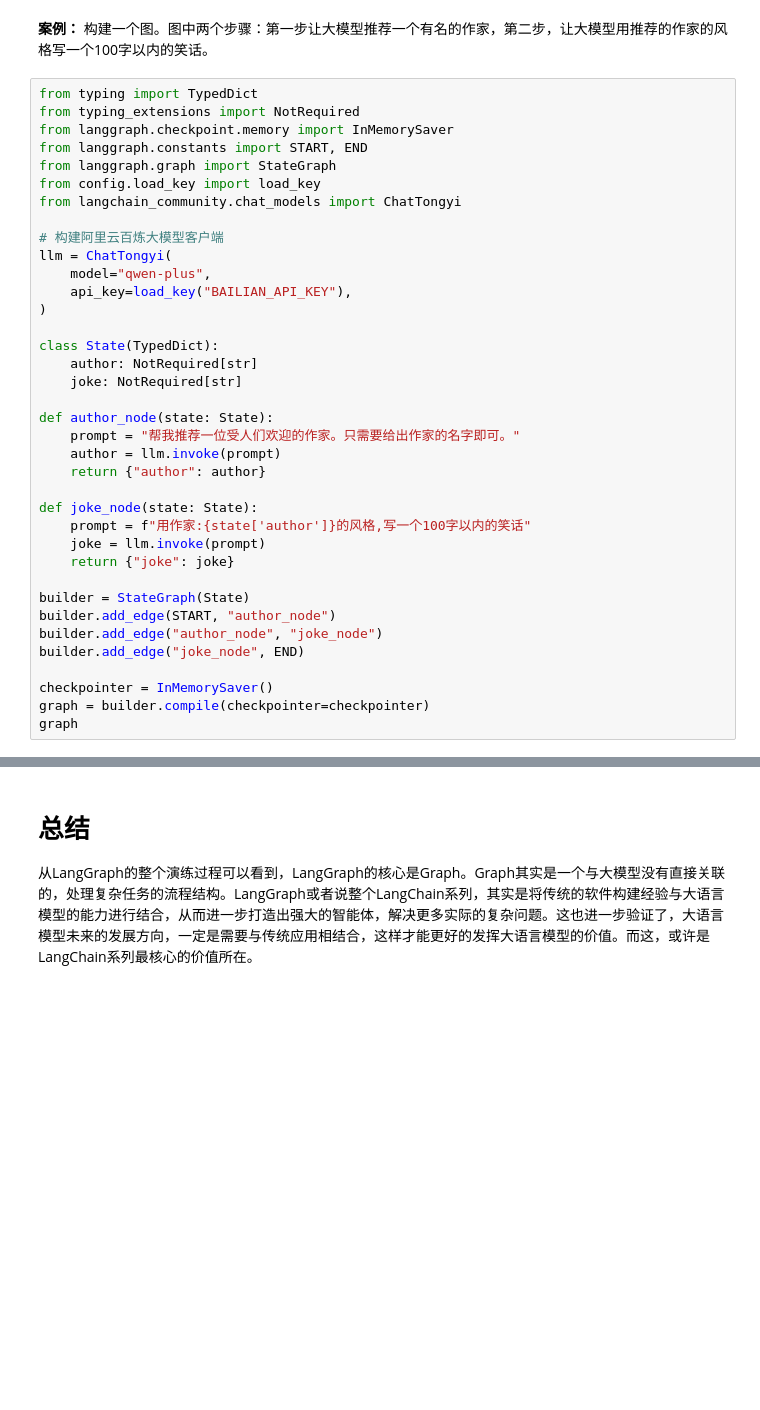
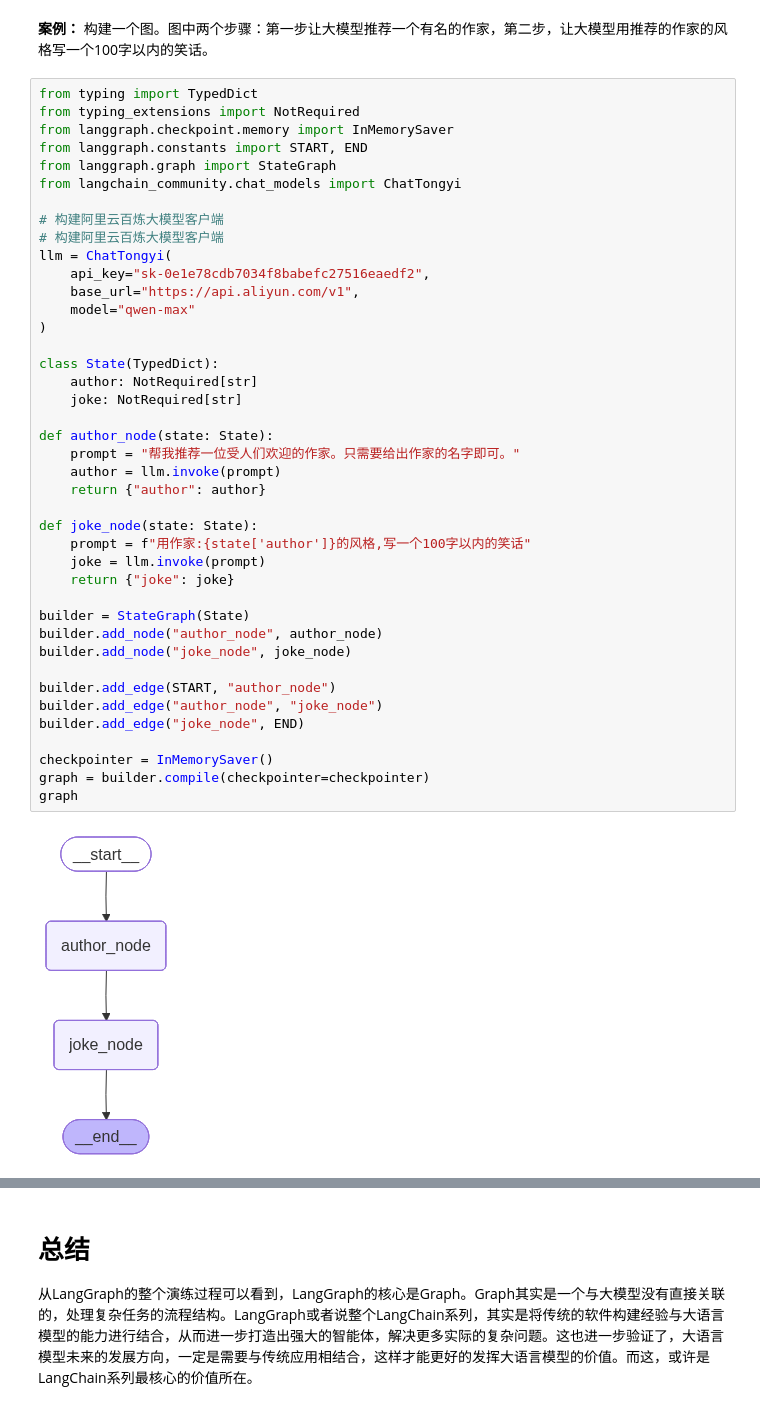
Before and after one commit to Qinghe9/StudyNote_Qinghe, a Jupyter notebook: LangGraph/LangGraph构建多智能体工作流.ipynb, the cells around one changed output, grey strips where cells are left out. Saved outputs shown, nothing was run; the diff lists cells and outputs as text; blank space fills up the shorter version.

```diff
--- a/LangGraph/LangGraph构建多智能体工作流.ipynb
+++ b/LangGraph/LangGraph构建多智能体工作流.ipynb
@@ -224,37 +218,43 @@ from typing_extensions import NotRequired
 from langgraph.checkpoint.memory import InMemorySaver
 from langgraph.constants import START, END
 from langgraph.graph import StateGraph
-from config.load_key import load_key
 from langchain_community.chat_models import ChatTongyi
 
 # 构建阿里云百炼大模型客户端
+# 构建阿里云百炼大模型客户端
 llm = ChatTongyi(
-    model="qwen-plus",
-    api_key=load_key("BAILIAN_API_KEY"),
+    api_key="sk-0e1e78cdb7034f8babefc27516eaedf2",
+    base_url="https://api.aliyun.com/v1",
+    model="qwen-max"
 )
 
 class State(TypedDict):
     author: NotRequired[str]
     joke: NotRequired[str]
 
 def author_node(state: State):
     prompt = "帮我推荐一位受人们欢迎的作家。只需要给出作家的名字即可。"
     author = llm.invoke(prompt)
     return {"author": author}
 
 def joke_node(state: State):
     prompt = f"用作家:{state['author']}的风格,写一个100字以内的笑话"
     joke = llm.invoke(prompt)
     return {"joke": joke}
 
 builder = StateGraph(State)
+builder.add_node("author_node", author_node)
+builder.add_node("joke_node", joke_node)
+
 builder.add_edge(START, "author_node")
 builder.add_edge("author_node", "joke_node")
 builder.add_edge("joke_node", END)
 
 checkpointer = InMemorySaver()
 graph = builder.compile(checkpointer=checkpointer)
 graph
+# %% [output]
+[figure, added]
 # %%
 # 正常执行一个图
 import uuid
```
Also changed, not shown: parts of 15 cells of this notebook, 20 other files.
